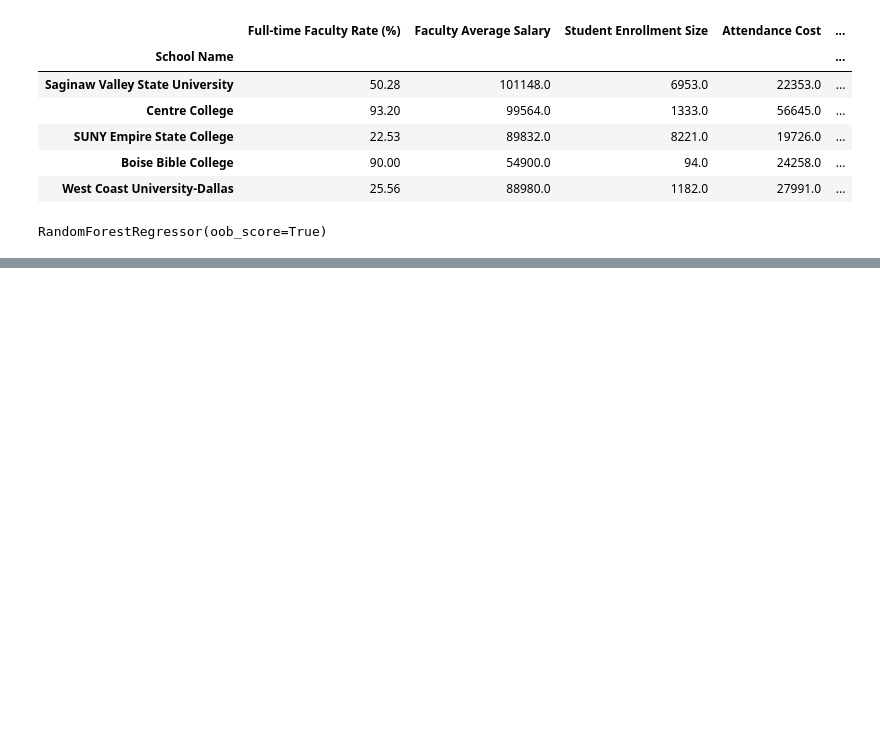
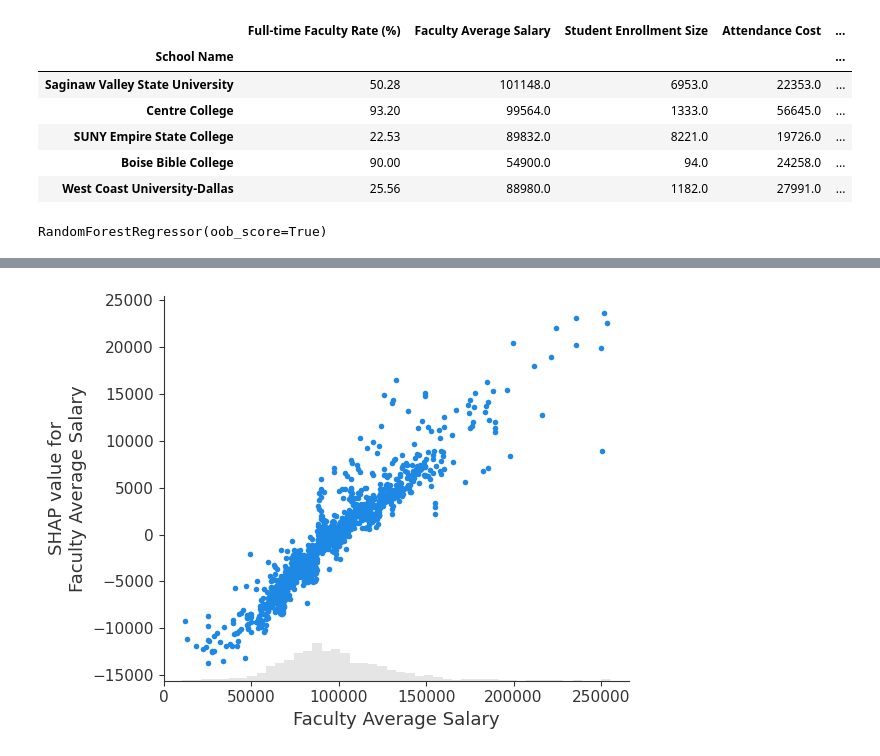
Before and after one commit to runstats21/college-score-card-analysis, a Jupyter notebook: simpleModel+shap.ipynb, the cells around one changed output, grey strips where cells are left out. Saved outputs shown, nothing was run; the diff lists cells and outputs as text; code cells hidden in the pictures; blank space fills up the shorter version.

```diff
--- a/simpleModel+shap.ipynb
+++ b/simpleModel+shap.ipynb
@@ -235,0 +273,5 @@ shap.summary_plot(shap_values_test, Xtest_filled)
+# %%
+# examine single feature
+shap.plots.scatter(shap_values_test[:, 'Faculty Average Salary'])
+# %% [output]
+[figure, added]
```
Also changed, not shown: parts of 14 cells of this notebook.
